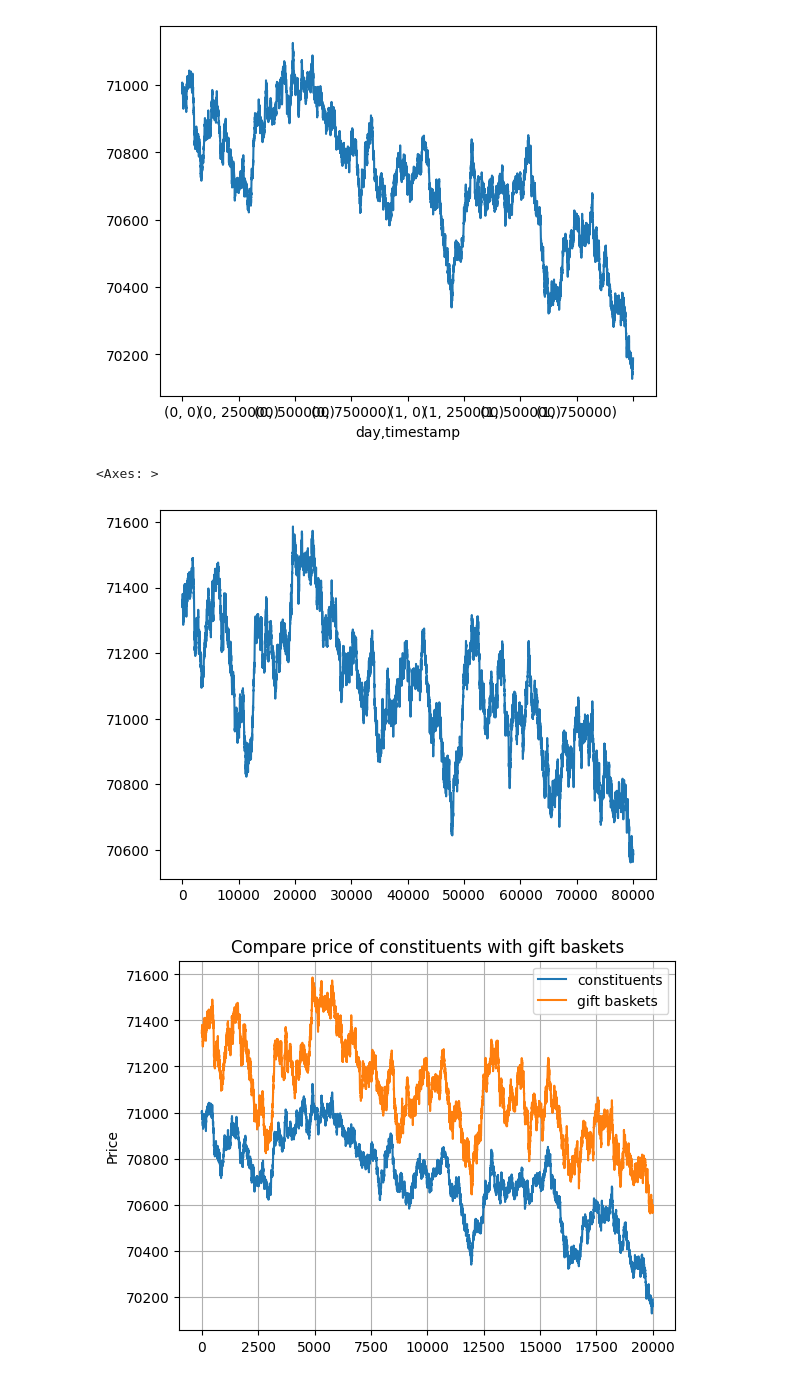
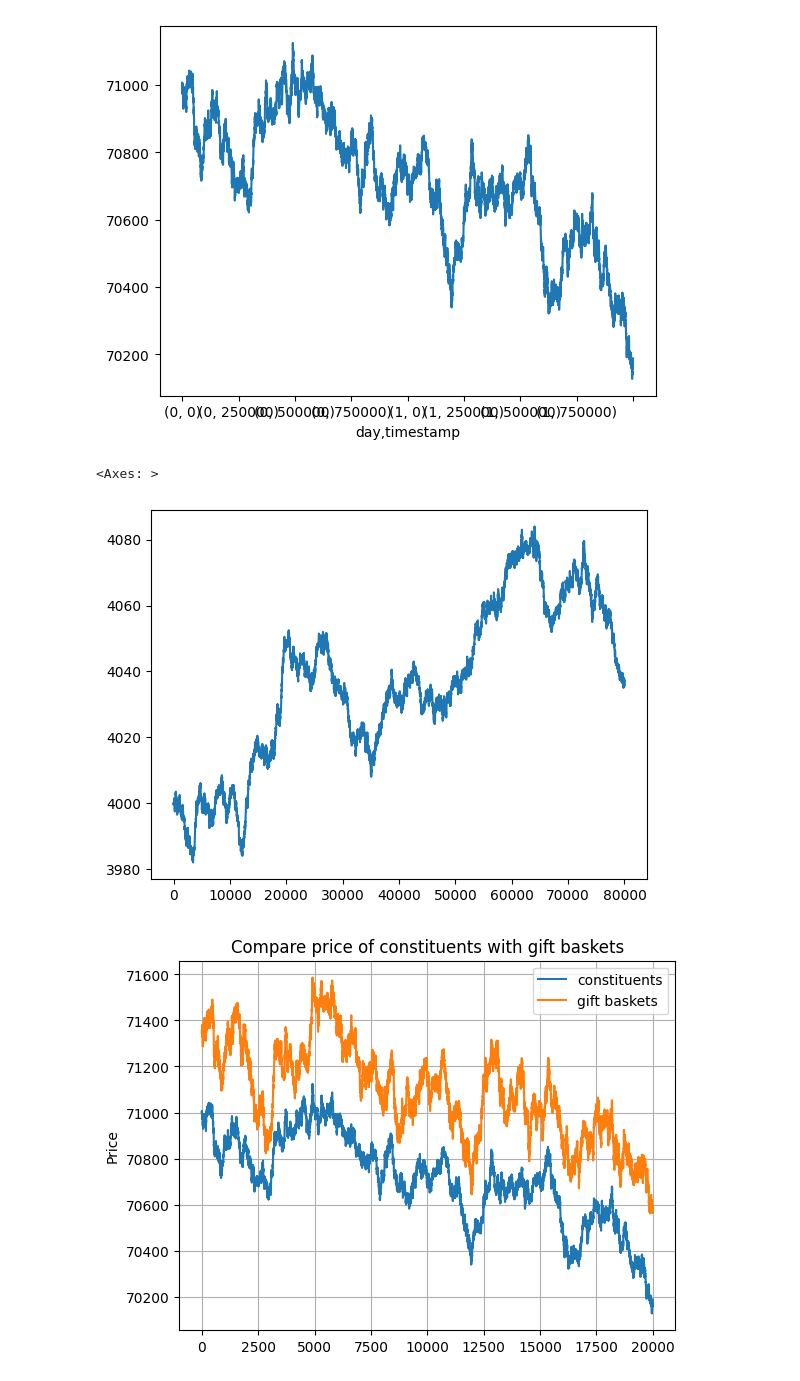
Before and after one commit to iamzr/ImcProsperity2, a Jupyter notebook: exploratory_analysis/round_3/round3_prices.ipynb, the cells around one changed output. Saved outputs shown, nothing was run; the diff lists cells and outputs as text; code cells hidden in the pictures.

```diff
--- a/exploratory_analysis/round_3/round3_prices.ipynb
+++ b/exploratory_analysis/round_3/round3_prices.ipynb
@@ -68,10 +68,10 @@ price_of_constituents_combined.plot()
 <Axes: xlabel='day,timestamp'>
 [figure]
 # %%
-product_data["GIFT_BASKET"]["mid_price"].plot()
+product_data["STRAWBERRIES"]["mid_price"].plot()
 # %% [output]
 <Axes: >
-[figure, old version]
+[figure, new version]
 # %%
 price_of_constituents_combined = price_of_constituents_combined.reset_index()
 gift_basket_prices = product_data["GIFT_BASKET"].reset_index()
```
Also changed, not shown: parts of 1 cell of this notebook, 4 other files.
